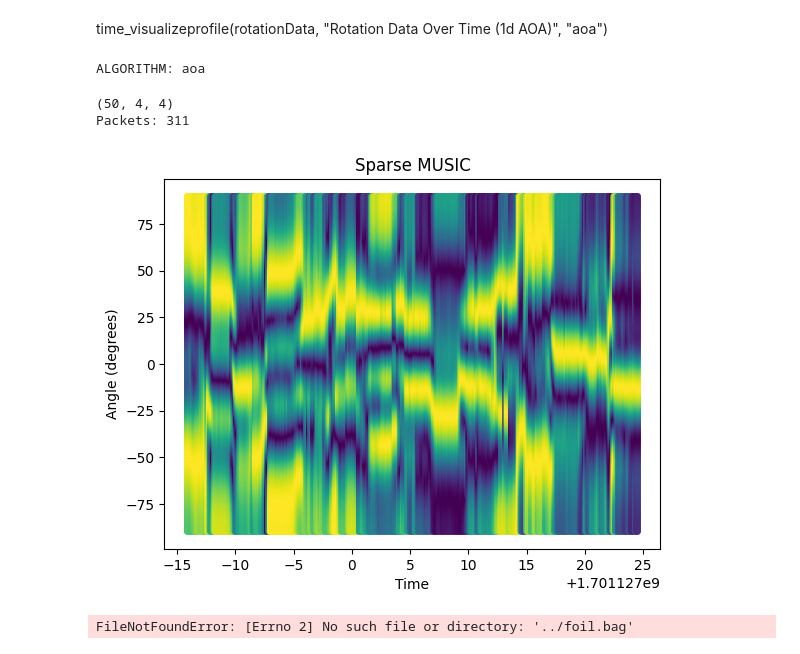
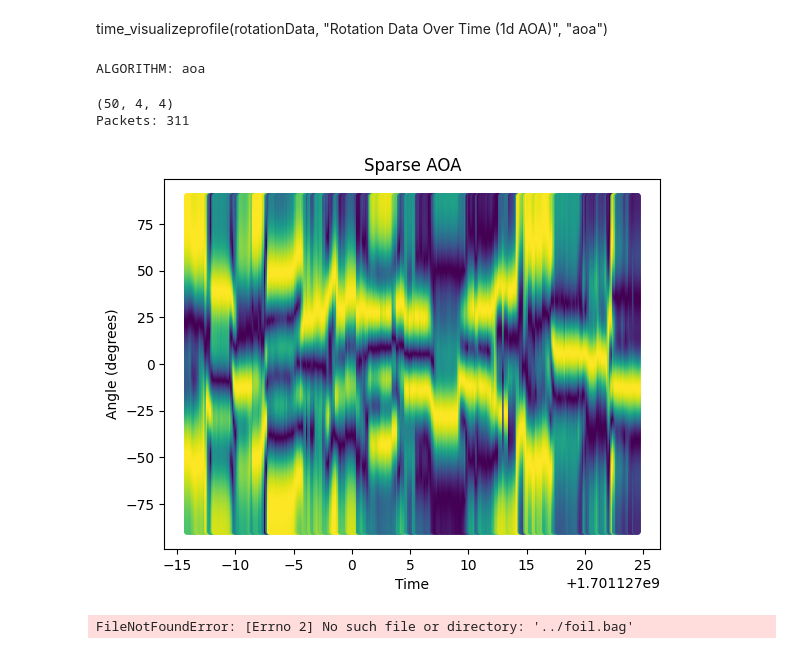
Before and after one commit to Navidt/SignalPropogation, a Jupyter notebook: visualization.ipynb, the cells around one changed output. Cells and saved outputs as stored; diff of their text form; code cells hidden in the pictures.

```diff
--- a/visualization.ipynb
+++ b/visualization.ipynb
@@ -303,12 +308,12 @@ Packets: 311
 # %% [markdown]
 time_visualizeprofile(rotationData, "Rotation Data Over Time (1d AOA)", "aoa")
 # %%
-plot_angle_profiles(get_angle_profiles(rotationData, "aoa", range(0, 10)), f"Sparse MUSIC")
+plot_angle_profiles(get_angle_profiles(rotationData, "aoa", range(0, 10)), f"Sparse AOA")
 # %% [output]
 ALGORITHM: aoa
 (50, 4, 4)
 Packets: 311
-[figure, old version]
+[figure, new version]
 # %%
 # Load the ROS bag file
 # bag_1 = rosbag.Bag("../2023-11-10-15-38-09.bag")
```
Also changed, not shown: parts of 1 cell of this notebook, 12 other files.
